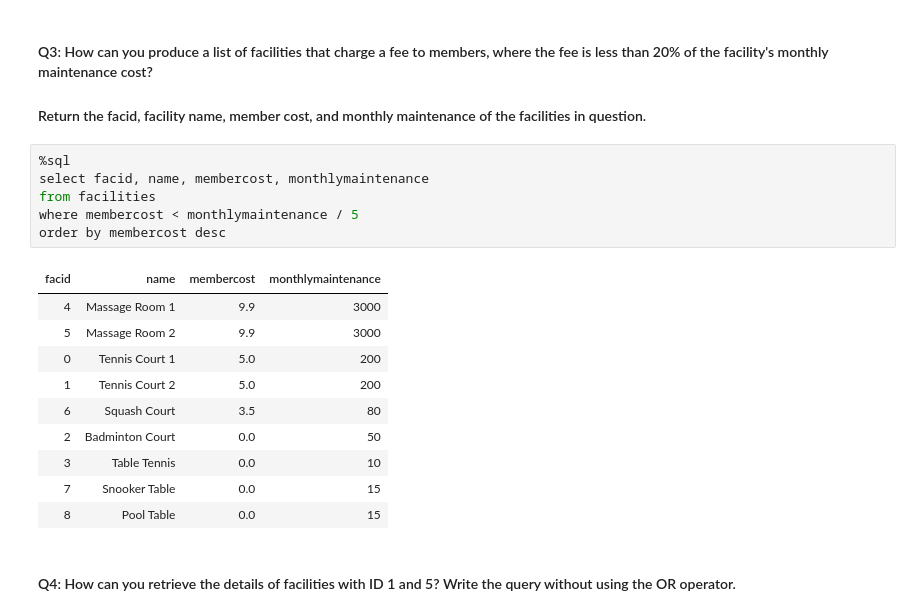
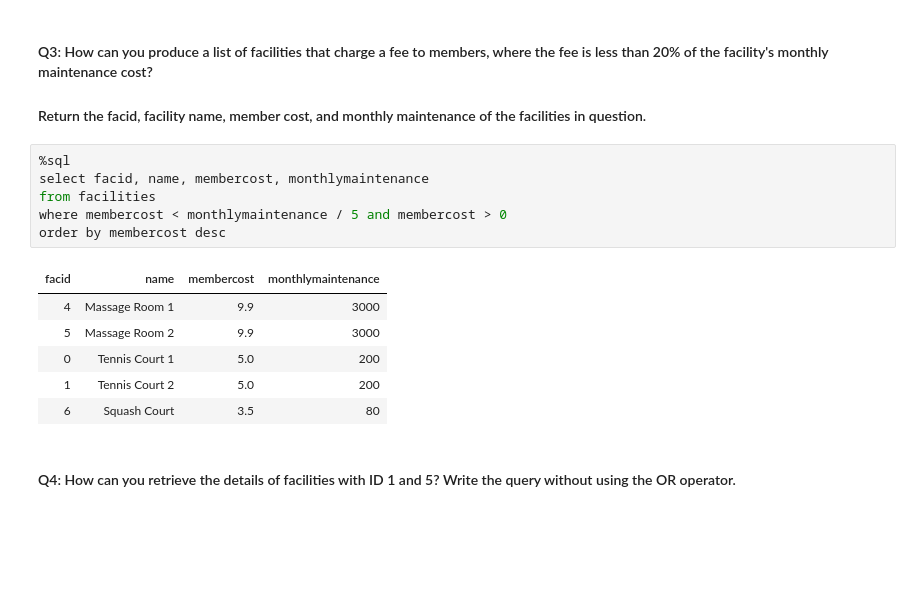
Before and after one commit to chartyboy/mec-mini-projects, a Jupyter notebook: mec-5.6.6-sql-with-spark-mini-project/Mini_Project_SQL_with_Spark.ipynb, the cells around one changed output. Drawn from its saved outputs; the diff is of its cells as text; blank space fills up the shorter version.

```diff
--- a/mec-5.6.6-sql-with-spark-mini-project/Mini_Project_SQL_with_Spark.ipynb
+++ b/mec-5.6.6-sql-with-spark-mini-project/Mini_Project_SQL_with_Spark.ipynb
@@ -183,20 +166,16 @@ select count(name) from facilities where membercost = 0
 # %%
 %sql
 select facid, name, membercost, monthlymaintenance
 from facilities
-where membercost < monthlymaintenance / 5
+where membercost < monthlymaintenance / 5 and membercost > 0
 order by membercost desc
 # %% [output]
 | facid | name | membercost | monthlymaintenance |
 | 4 | Massage Room 1 | 9.9 | 3000 |
 | 5 | Massage Room 2 | 9.9 | 3000 |
 | 0 | Tennis Court 1 | 5.0 | 200 |
 | 1 | Tennis Court 2 | 5.0 | 200 |
 | 6 | Squash Court | 3.5 | 80 |
-| 2 | Badminton Court | 0.0 | 50 |
-| 3 | Table Tennis | 0.0 | 10 |
-| 7 | Snooker Table | 0.0 | 15 |
-| 8 | Pool Table | 0.0 | 15 |
 # %% [markdown]
 #### Q4: How can you retrieve the details of facilities with ID 1 and 5? Write the query without using the OR operator.
 # %%
```
Also changed, not shown: parts of 2 cells of this notebook, 14 other files.
